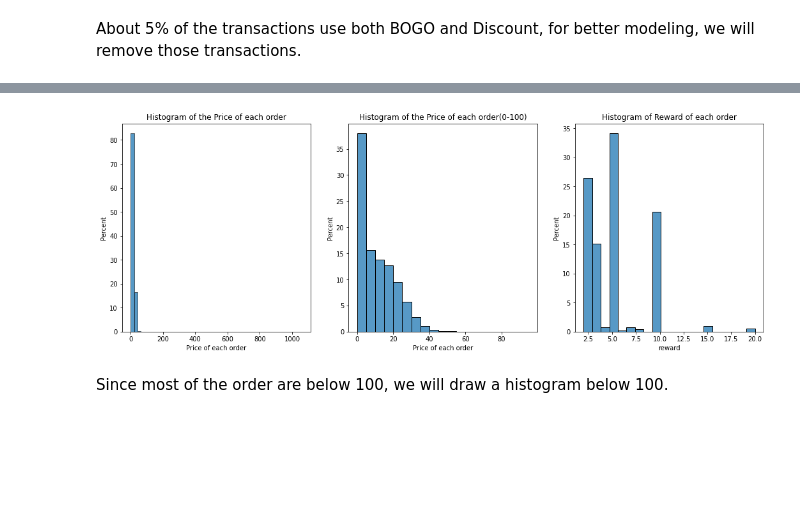
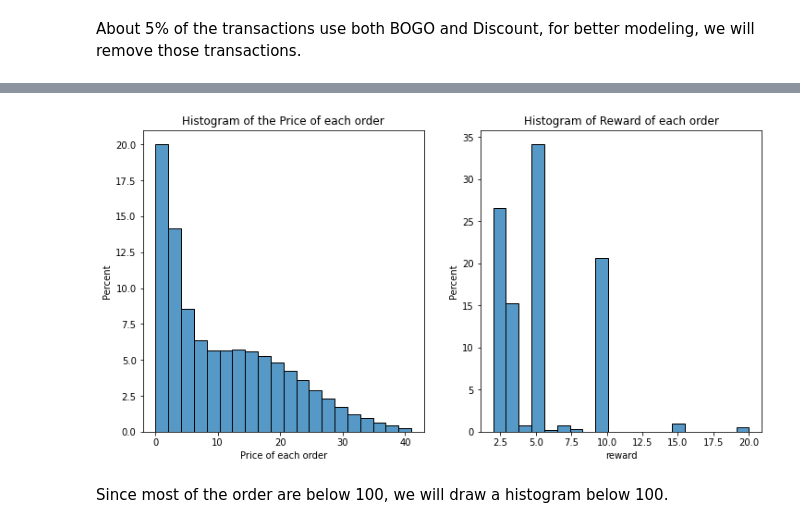
Before and after one commit to venson/starbucks, a Jupyter notebook: Starbucks_Capstone_notebook.ipynb, the cells around one changed output, grey strips where cells are left out. Cells and saved outputs as stored; diff of their text form; code cells hidden in the pictures; blank space fills up the shorter version.

```diff
--- a/Starbucks_Capstone_notebook.ipynb
+++ b/Starbucks_Capstone_notebook.ipynb
@@ -431,3 +436,12 @@ print('About {}% of the transactions use both BOGO and DISCOUNT. '.format(round(
 About 5% of the transactions use both BOGO and DISCOUNT.
 # %% [markdown]
 About 5% of the transactions use both BOGO and Discount, for better modeling, we will remove those transactions.
+# %%
+Q1 = trans_reward['amount'].quantile(0.25)
+Q3 = trans_reward['amount'].quantile(0.75)
+IQR = Q3 - Q1
+lower_bound = Q1 - 1.5 * IQR
+upper_bound = Q3 + 1.5 * IQR
+
+trans_reward = trans_reward[(trans_reward['amount'] < upper_bound) & (trans_reward['amount'] > lower_bound)]
+%store trans_reward
@@ -443,22 +471,19 @@ trans_reward.head()
 | 3 | transaction | 240 | 3 | 29.72 | NaN | NaN | NaN | NaN | ... |
 | 4 | transaction | 378 | 3 | 23.93 | NaN | NaN | NaN | NaN | ... |
 # %%
-fig, (ax1, ax2, ax3) = plt.subplots(nrows = 1, ncols = 3, figsize = (18,6))
+fig, (ax1, ax2) = plt.subplots(nrows = 1, ncols = 2, figsize = (12,6))
 
-sns.histplot(trans_reward, x = 'amount', bins = 50, ax = ax1, stat = 'percent')
+sns.histplot(trans_reward, x = 'amount', bins = 20, ax = ax1, stat = 'percent')
 ax1.set_title('Histogram of the Price of each order')
 ax1.set_xlabel('Price of each order')
 
-sns.histplot(trans_reward, x = 'amount', bins = range(0, 100,5), ax = ax2, stat = 'percent')
-ax2.set_title('Histogram of the Price of each order(0-100)')
-ax2.set_xlabel('Price of each order')
 
-sns.histplot(trans_reward, x = 'reward', bins = 20, ax = ax3, stat = 'percent')
-ax3.set_title('Histogram of Reward of each order')
+sns.histplot(trans_reward, x = 'reward', bins = 20, ax = ax2, stat = 'percent')
+ax2.set_title('Histogram of Reward of each order')
 
 plt.show()
 # %% [output]
-[figure, old version]
+[figure, new version]
 # %% [markdown]
 Since most of the order are below 100, we will draw a histogram below 100.
 # %% [markdown]
```
Also changed, not shown: parts of 86 cells of this notebook.
